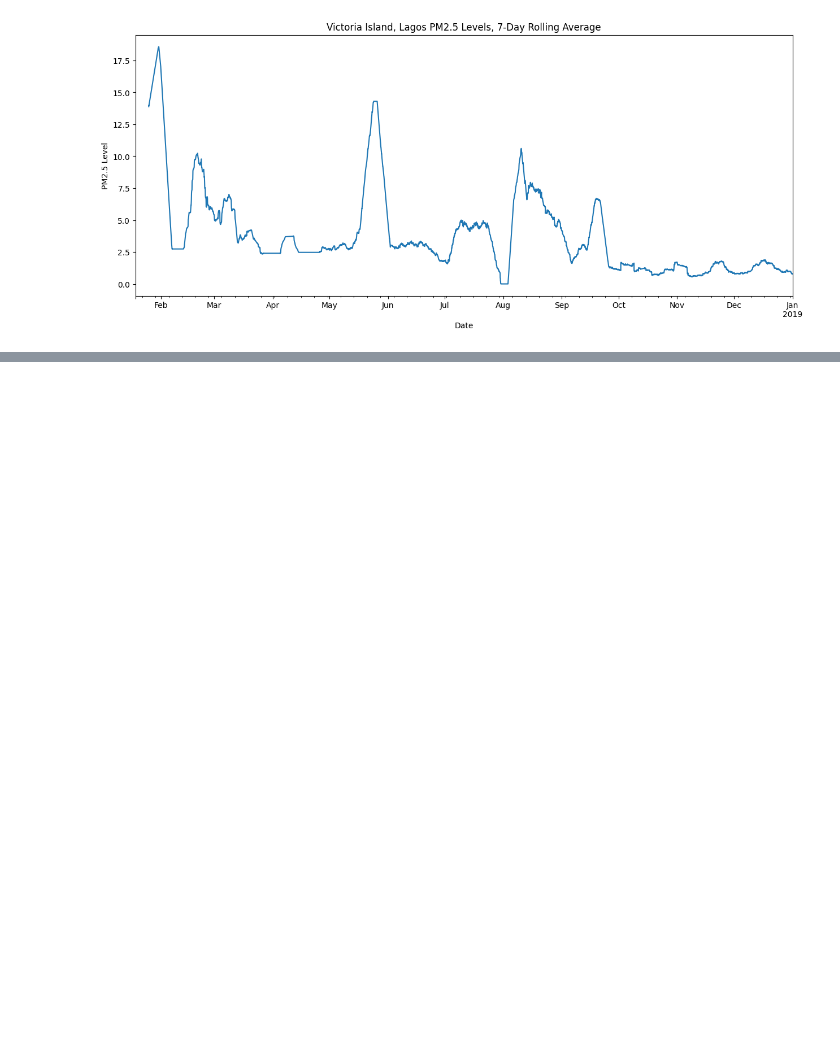
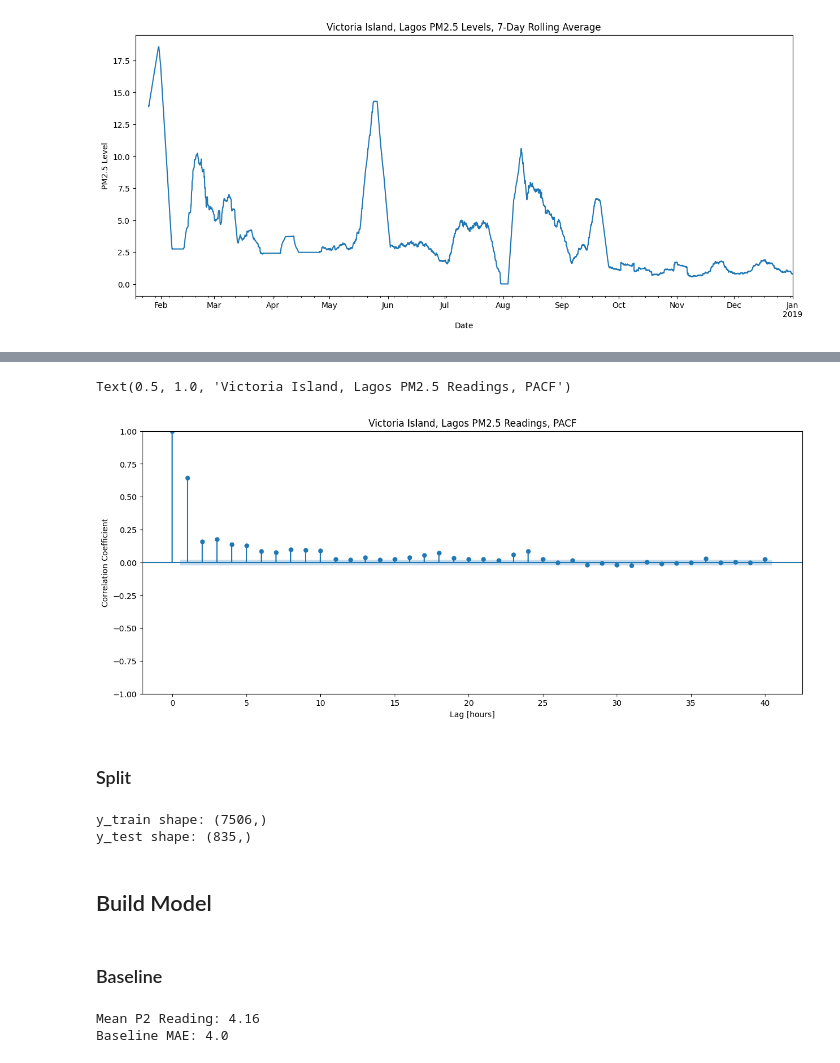
Before and after one commit to noelogbuagu/Data_Science_Portfolio, a Jupyter notebook: Air Quality In Lagos/notebook.ipynb, the cells around one changed output, grey strips where cells are left out. Cells and saved outputs as stored; diff of their text form; code cells hidden in the pictures; blank space fills up the shorter version.

Commit message:
Update notebook.ipynb
Work up until iterate stage of the model building process.

```diff
--- a/Air Quality In Lagos/notebook.ipynb
+++ b/Air Quality In Lagos/notebook.ipynb
@@ -141,0 +154,45 @@ Text(0.5, 1.0, 'Victoria Island, Lagos PM2.5 Levels, 7-Day Rolling Average')
+# %%
+# create pacf plot for data in y
+fig, ax = plt.subplots(figsize=(15, 6))
+
+plot_pacf(y,ax=ax)
+
+plt.xlabel("Lag [hours]")
+plt.ylabel("Correlation Coefficient")
+plt.title("Victoria Island, Lagos PM2.5 Readings, PACF")
+# %% [output]
+Text(0.5, 1.0, 'Victoria Island, Lagos PM2.5 Readings, PACF')
+[figure, added]
+# %% [markdown]
+### Split
+# %%
+#  Split y into training and test sets.
+# The first 90% of the data should be in your training set.
+# The remaining 10% should be in the test set.
+cutoff_test = int(len(y) * 0.9)
+# create training data
+y_train = y[:cutoff_test]
+# create test data
+y_test = y[cutoff_test:]
+print("y_train shape:", y_train.shape)
+print("y_test shape:", y_test.shape)
+# %% [output]
+y_train shape: (7506,)
+y_test shape: (835,)
+# %% [markdown]
+## Build Model
+# %% [markdown]
+### Baseline
+# %%
+# calculate average of training data
+y_train_mean = y_train.mean()
+# creat baseline prediction for PM2.5 readings
+y_pred_baseline = [y_train_mean] * len(y_train)
+# calculate baseline mean absolute error
+mae_baseline = mean_absolute_error(y_train, y_pred_baseline)
+
+print("Mean P2 Reading:", y_train_mean.round(2))
+print("Baseline MAE:", mae_baseline.round(2))
+# %% [output]
+Mean P2 Reading: 4.16
+Baseline MAE: 4.0
```
Also changed, not shown: parts of 3 cells of this notebook.
